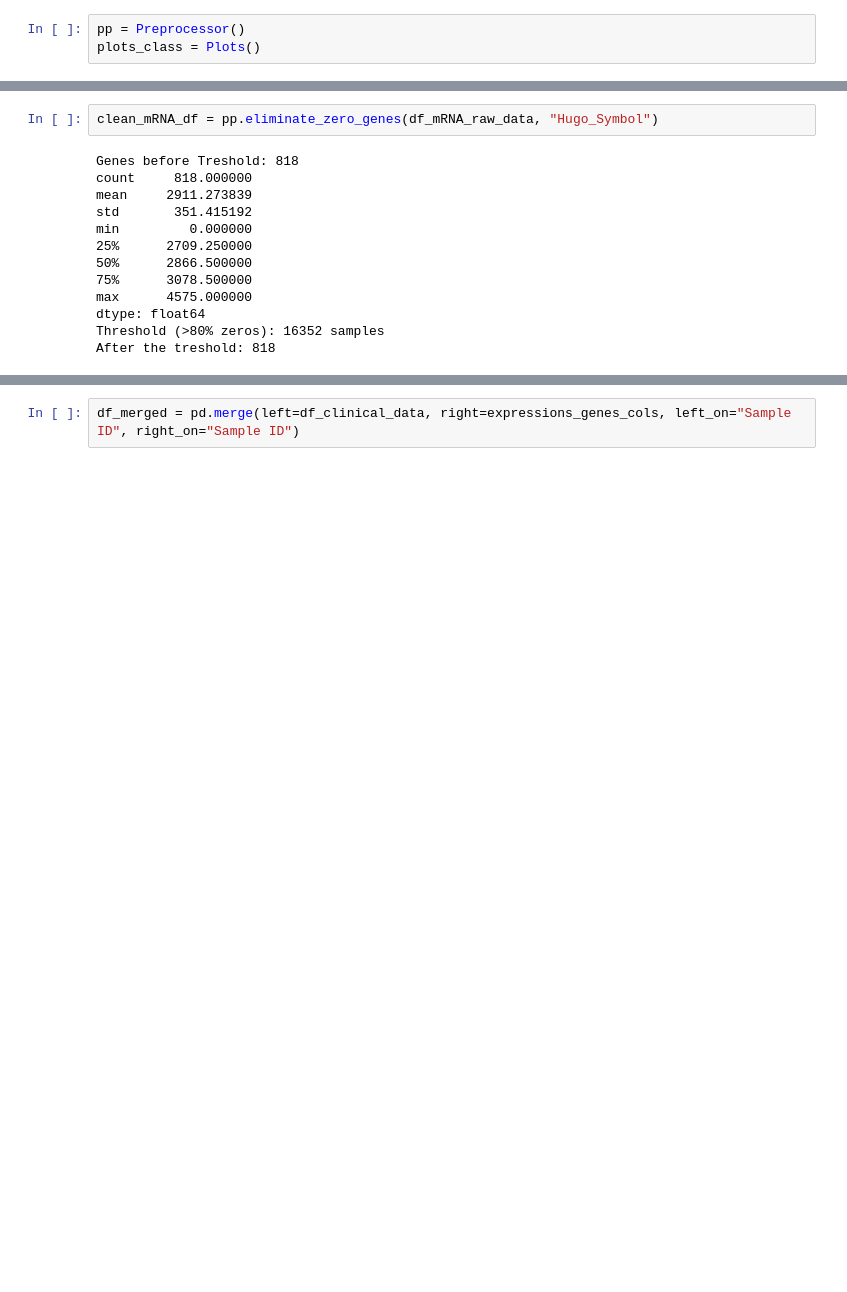
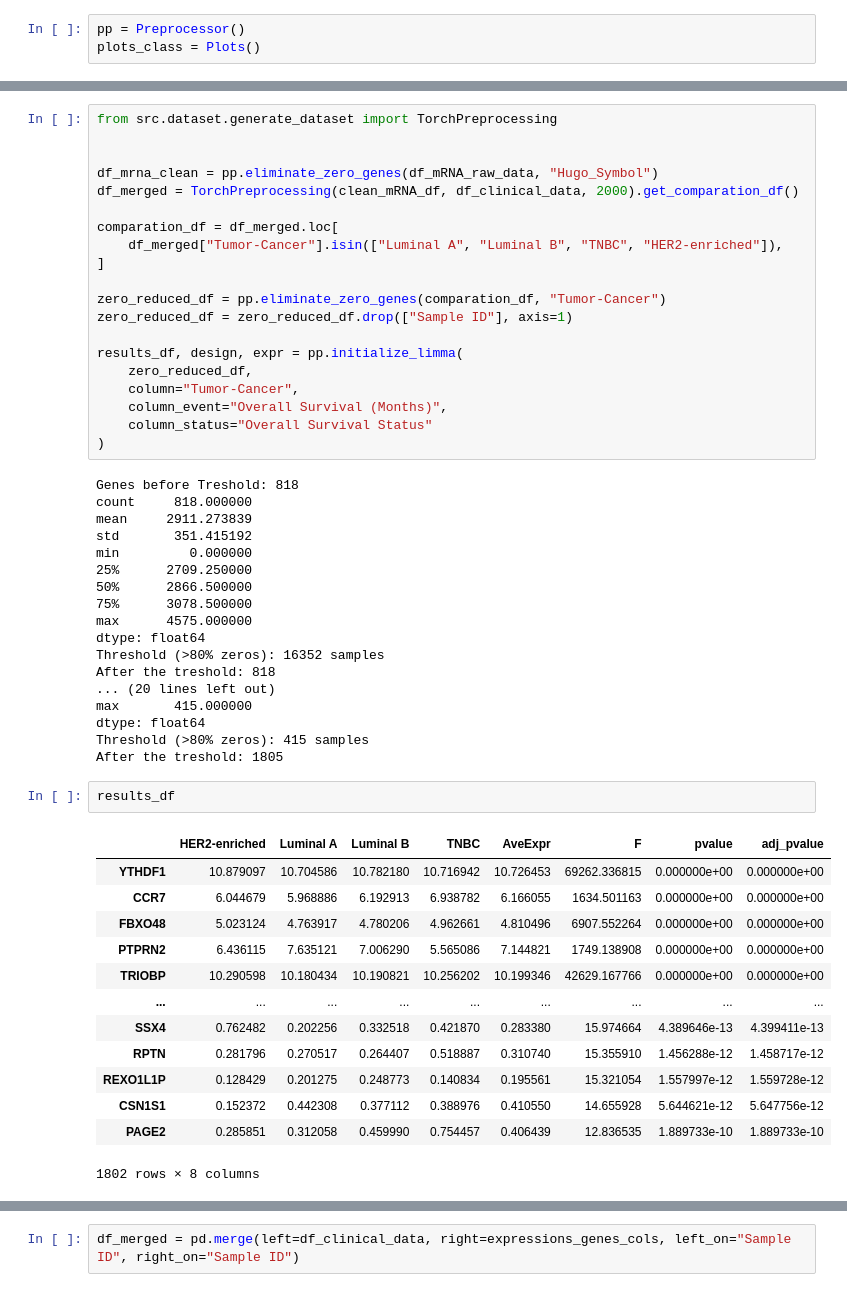
Before and after one commit to Fasmanuel2002/UPSA_Thesis_Research, a Jupyter notebook: research/notebooks/RenSeq_Raw_Clean_Version_Cox_Multi.ipynb, the cells around one changed output, grey strips where cells are left out. Saved outputs shown, nothing was run; the diff lists cells and outputs as text; blank space fills up the shorter version.

```diff
--- a/research/notebooks/RenSeq_Raw_Clean_Version_Cox_Multi.ipynb
+++ b/research/notebooks/RenSeq_Raw_Clean_Version_Cox_Multi.ipynb
@@ -42,5 +58,23 @@ Shape of the CSV: (20440, 819)
 # %%
-clean_mRNA_df = pp.eliminate_zero_genes(df_mRNA_raw_data, "Hugo_Symbol")
+from src.dataset.generate_dataset import TorchPreprocessing
+
+
+df_mrna_clean = pp.eliminate_zero_genes(df_mRNA_raw_data, "Hugo_Symbol")
+df_merged = TorchPreprocessing(clean_mRNA_df, df_clinical_data, 2000).get_comparation_df()
+
+comparation_df = df_merged.loc[
+    df_merged["Tumor-Cancer"].isin(["Luminal A", "Luminal B", "TNBC", "HER2-enriched"]),
+]
+
+zero_reduced_df = pp.eliminate_zero_genes(comparation_df, "Tumor-Cancer")
+zero_reduced_df = zero_reduced_df.drop(["Sample ID"], axis=1)
+
+results_df, design, expr = pp.initialize_limma(
+    zero_reduced_df,
+    column="Tumor-Cancer",
+    column_event="Overall Survival (Months)",
+    column_status="Overall Survival Status"
+)
 # %% [output]
 Genes before Treshold: 818
 count     818.000000
@@ -54,4 +88,25 @@ max      4575.000000
 dtype: float64
 Threshold (>80% zeros): 16352 samples
 After the treshold: 818
+... (20 lines left out)
+max       415.000000
+dtype: float64
+Threshold (>80% zeros): 415 samples
+After the treshold: 1805
+# %%
+results_df
+# %% [output]
+|  | HER2-enriched | Luminal A | Luminal B | TNBC | AveExpr | F | pvalue | adj_pvalue |
+| YTHDF1 | 10.879097 | 10.704586 | 10.782180 | 10.716942 | 10.726453 | 69262.336815 | 0.000000e+00 | 0.000000e+00 |
+| CCR7 | 6.044679 | 5.968886 | 6.192913 | 6.938782 | 6.166055 | 1634.501163 | 0.000000e+00 | 0.000000e+00 |
+| FBXO48 | 5.023124 | 4.763917 | 4.780206 | 4.962661 | 4.810496 | 6907.552264 | 0.000000e+00 | 0.000000e+00 |
+| PTPRN2 | 6.436115 | 7.635121 | 7.006290 | 5.565086 | 7.144821 | 1749.138908 | 0.000000e+00 | 0.000000e+00 |
+| TRIOBP | 10.290598 | 10.180434 | 10.190821 | 10.256202 | 10.199346 | 42629.167766 | 0.000000e+00 | 0.000000e+00 |
+| ... | ... | ... | ... | ... | ... | ... | ... | ... |
+| SSX4 | 0.762482 | 0.202256 | 0.332518 | 0.421870 | 0.283380 | 15.974664 | 4.389646e-13 | 4.399411e-13 |
+| RPTN | 0.281796 | 0.270517 | 0.264407 | 0.518887 | 0.310740 | 15.355910 | 1.456288e-12 | 1.458717e-12 |
+| REXO1L1P | 0.128429 | 0.201275 | 0.248773 | 0.140834 | 0.195561 | 15.321054 | 1.557997e-12 | 1.559728e-12 |
+| CSN1S1 | 0.152372 | 0.442308 | 0.377112 | 0.388976 | 0.410550 | 14.655928 | 5.644621e-12 | 5.647756e-12 |
+| PAGE2 | 0.285851 | 0.312058 | 0.459990 | 0.754457 | 0.406439 | 12.836535 | 1.889733e-10 | 1.889733e-10 |
+1802 rows × 8 columns
 # %%
```
Also changed, not shown: parts of 12 cells of this notebook, 2 other files.
